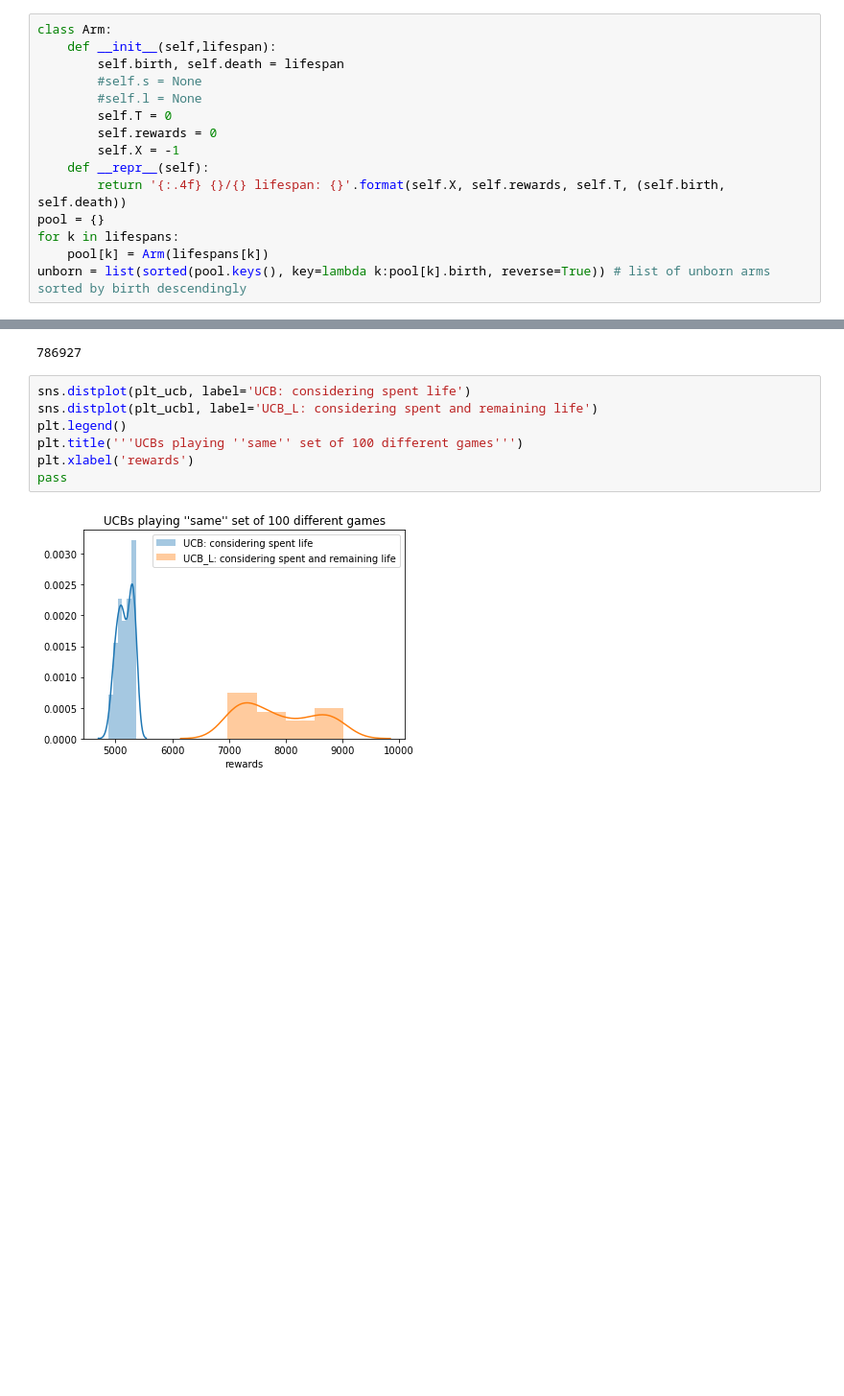
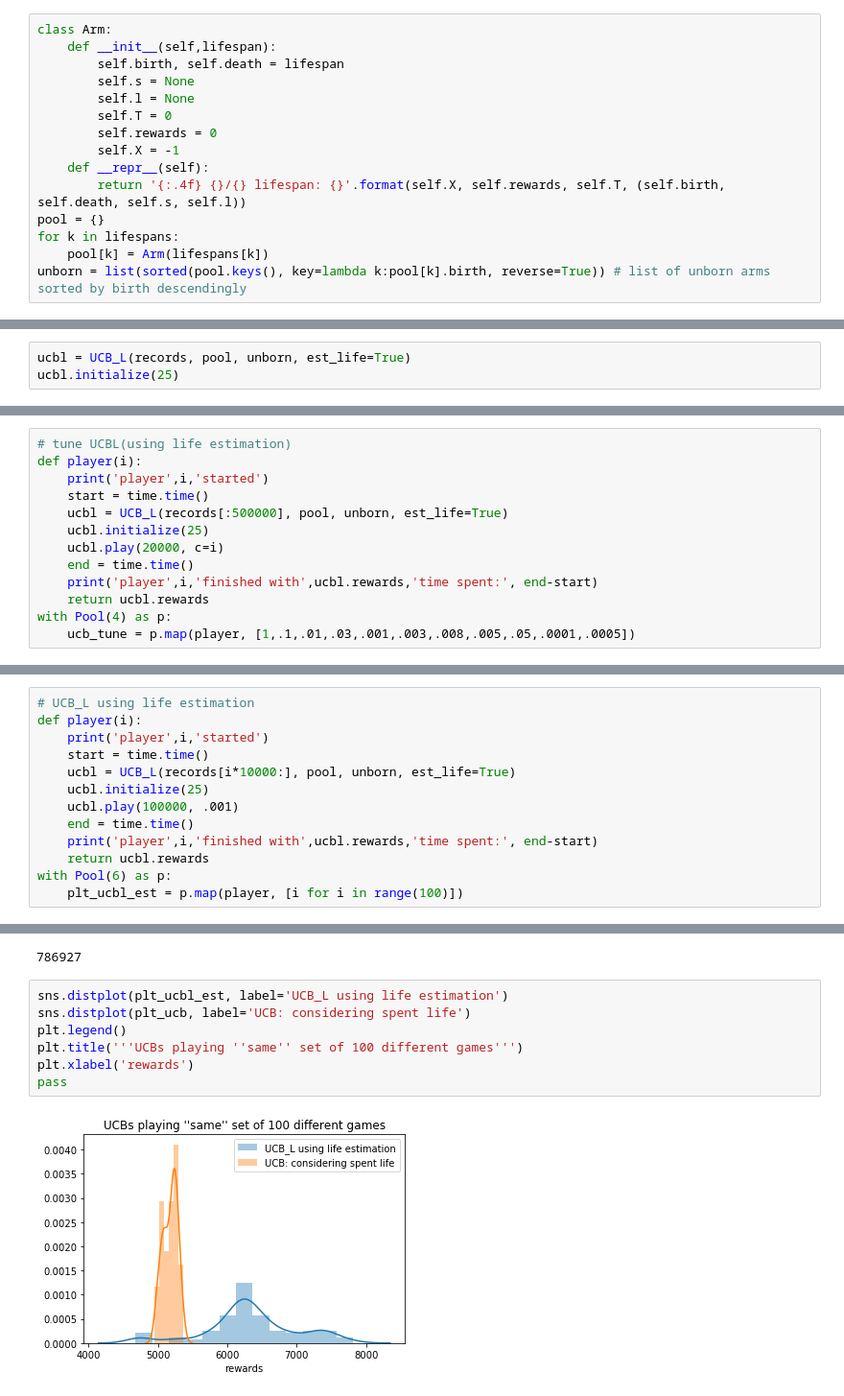
Before and after one commit to ShrekFelix/Reducing-Exploration-of-Dying-Arms-in-Mortal-Bandits, a Jupyter notebook: recommenders SCALED.ipynb, the cells around one changed output, grey strips where cells are left out. Shown: that part at 96% size. Cells and saved outputs as stored; diff of their text form; blank space fills up the shorter version.

Commit message:
using estimation

```diff
--- a/recommenders SCALED.ipynb
+++ b/recommenders SCALED.ipynb
@@ -88,13 +90,13 @@ with open('save/lifespans', 'wb') as f:
 class Arm:
     def __init__(self,lifespan):
         self.birth, self.death = lifespan
-        #self.s = None
-        #self.l = None
+        self.s = None
+        self.l = None
         self.T = 0
         self.rewards = 0
         self.X = -1
     def __repr__(self):
-        return '{:.4f} {}/{} lifespan: {}'.format(self.X, self.rewards, self.T, (self.birth, self.death))
+        return '{:.4f} {}/{} lifespan: {}'.format(self.X, self.rewards, self.T, (self.birth, self.death, self.s, self.l))
 pool = {}
 for k in lifespans:
     pool[k] = Arm(lifespans[k])
@@ -442,0 +450,3 @@ pass
+# %%
+ucbl = UCB_L(records, pool, unborn, est_life=True)
+ucbl.initialize(25)
@@ -442,0 +463,13 @@ pass
+# %%
+# tune UCBL(using life estimation)
+def player(i):
+    print('player',i,'started')
+    start = time.time()
+    ucbl = UCB_L(records[:500000], pool, unborn, est_life=True)
+    ucbl.initialize(25)
+    ucbl.play(20000, c=i)
+    end = time.time()
+    print('player',i,'finished with',ucbl.rewards,'time spent:', end-start)
+    return ucbl.rewards
+with Pool(4) as p:
+    ucb_tune = p.map(player, [1,.1,.01,.03,.001,.003,.008,.005,.05,.0001,.0005])
@@ -481,0 +536,13 @@ sum(plt_ucb)
+# %%
+# UCB_L using life estimation
+def player(i):
+    print('player',i,'started')
+    start = time.time()
+    ucbl = UCB_L(records[i*10000:], pool, unborn, est_life=True)
+    ucbl.initialize(25)
+    ucbl.play(100000, .001)
+    end = time.time()
+    print('player',i,'finished with',ucbl.rewards,'time spent:', end-start)
+    return ucbl.rewards
+with Pool(6) as p:
+    plt_ucbl_est = p.map(player, [i for i in range(100)])
@@ -519,11 +590,11 @@ sum(plt_ucbl)
 # %% [output]
 786927
 # %%
+sns.distplot(plt_ucbl_est, label='UCB_L using life estimation')
 sns.distplot(plt_ucb, label='UCB: considering spent life')
-sns.distplot(plt_ucbl, label='UCB_L: considering spent and remaining life')
 plt.legend()
 plt.title('''UCBs playing ''same'' set of 100 different games''')
 plt.xlabel('rewards')
 pass
 # %% [output]
-[figure, old version]
+[figure, new version]
```
Also changed, not shown: parts of 23 cells of this notebook, 1 other file.
